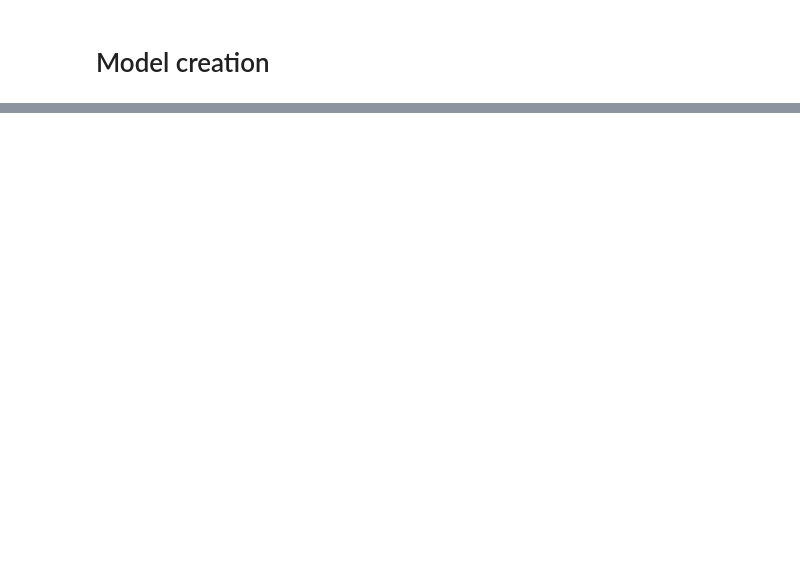
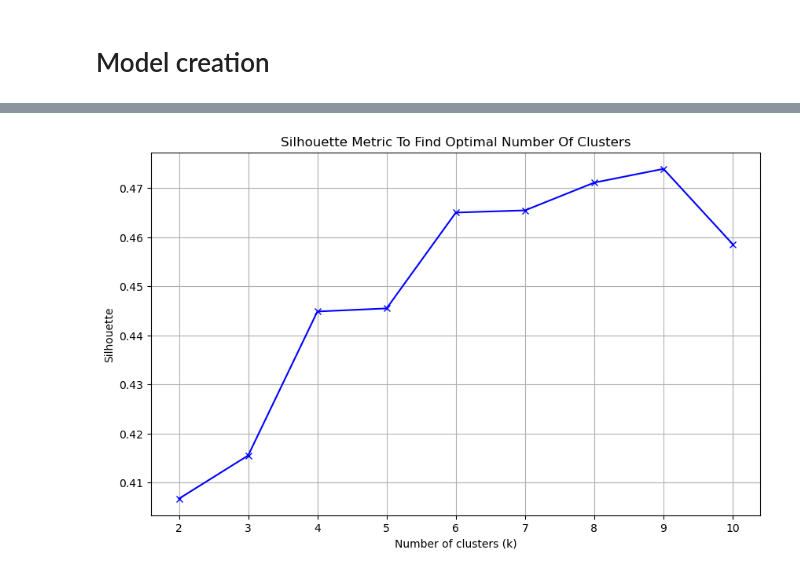
Before and after one commit to muohannedxd/day-type-identification-of-electricity-load, a Jupyter notebook: analysis.ipynb, the cells around one changed output, grey strips where cells are left out. Saved outputs shown, nothing was run; the diff lists cells and outputs as text; code cells hidden in the pictures; blank space fills up the shorter version.

```diff
--- a/analysis.ipynb
+++ b/analysis.ipynb
@@ -135,0 +282,18 @@ test.groupby(['date'])['error'].mean().sort_values(ascending=False).head(5)
+# %%
+silhouette = []
+k_value = range(2, 11) # silhouette needs at least 2 clusters
+
+for k in k_value:
+    kmeans = KMeans(n_clusters=k, n_init=10)
+    kmeans.fit(daily_transformed)
+    cluster_labels = kmeans.labels_
+    silhouette.append(silhouette_score(daily_transformed, cluster_labels))
+
+plt.figure(figsize=[10, 6])
+plt.plot(k_value, silhouette, 'bx-')
+plt.xlabel('Number of clusters (k)')
+plt.ylabel('Silhouette')
+plt.title('Silhouette Metric To Find Optimal Number Of Clusters')
+plt.show()
+# %% [output]
+[figure, added]
```
Also changed, not shown: parts of 45 cells of this notebook, 2 other files.
